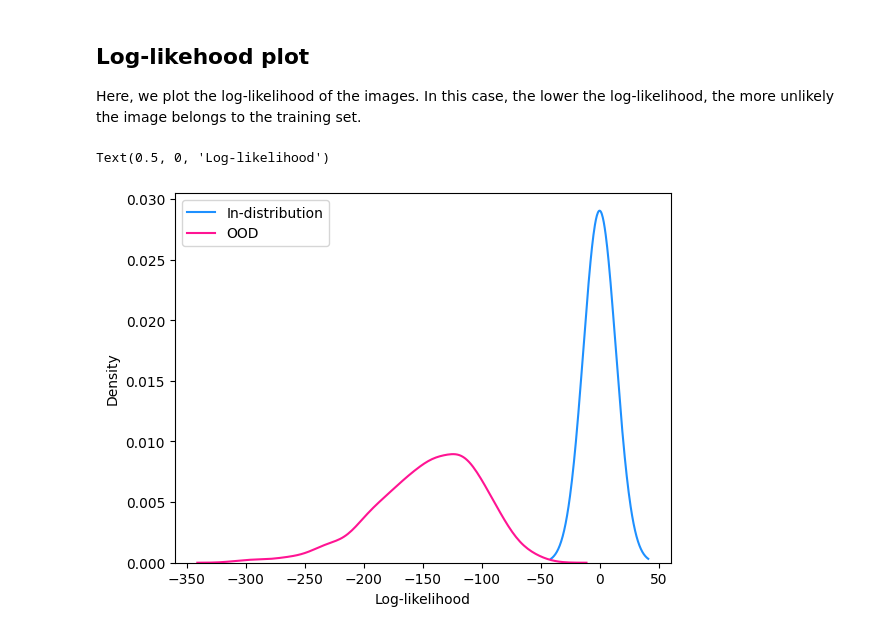
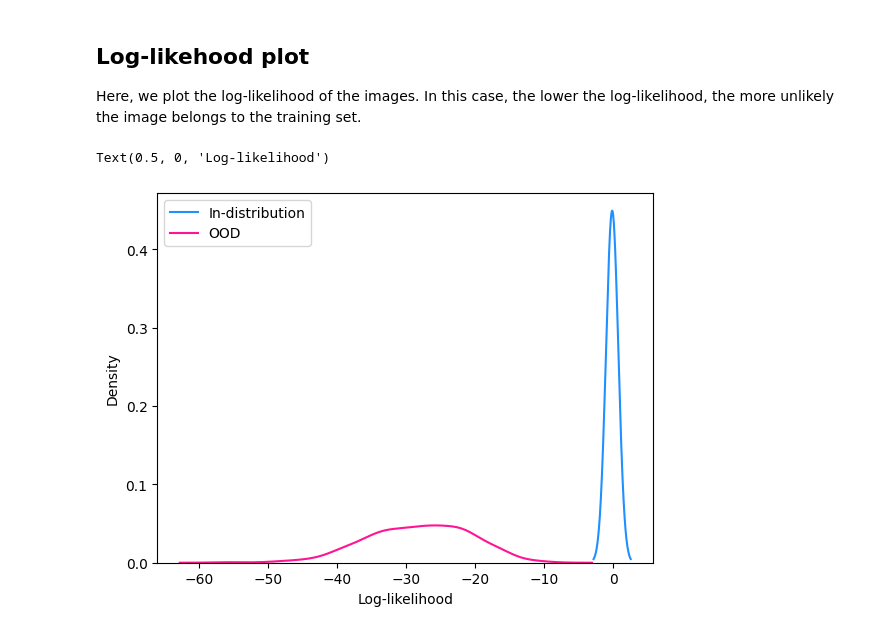
Before and after one commit to Project-MONAI/GenerativeModels, a Jupyter notebook: tutorials/generative/anomaly_detection/anomaly_detection_with_transformers.ipynb, the cells around one changed output. Saved outputs shown, nothing was run; the diff lists cells and outputs as text; code cells hidden in the pictures.

```diff
--- a/tutorials/generative/anomaly_detection/anomaly_detection_with_transformers.ipynb
+++ b/tutorials/generative/anomaly_detection/anomaly_detection_with_transformers.ipynb
@@ -124,8 +119,6 @@ for image_n in range(3):
 # %% [markdown]
 ### Download Validation Data
 # %%
-val_data = MedNISTDataset(root_dir=root_dir, section="validation", download=True, seed=0)
-val_datalist = [{"image": item["image"]} for item in val_data.data if item["class_name"] == "HeadCT"]
 val_transforms = transforms.Compose(
     [
         transforms.LoadImaged(keys=["image"]),
@@ -133,6 +126,6 @@ val_transforms = transforms.Compose(
         transforms.ScaleIntensityRanged(keys=["image"], a_min=0.0, a_max=255.0, b_min=0.0, b_max=1.0, clip=True),
     ]
 )
-val_ds = Dataset(data=val_datalist, transform=val_transforms)
-val_loader = DataLoader(val_ds, batch_size=256, shuffle=False, num_workers=4, persistent_workers=True)
+val_data = MedNISTDataset(root_dir=root_dir, section="validation", download=True, seed=0, transform=val_transforms)
+val_loader = DataLoader(val_data, batch_size=256, shuffle=False, num_workers=4, persistent_workers=True)
 # %% [output]
@@ -190,8 +183,8 @@ l1_loss = L1Loss()
 ### VQ-VAE Model training
 We will train our VQ-VAE for 50 epochs.
 # %%
-n_epochs = 75
-val_interval = 25
+n_epochs = 15
+val_interval = 5
 epoch_losses = []
 val_epoch_losses = []
 
@@ -282,10 +305,10 @@ ordering = Ordering(ordering_type=OrderingType.RASTER_SCAN.value, spatial_dims=2
 device = torch.device("cuda" if torch.cuda.is_available() else "cpu")
 
 transformer_model = DecoderOnlyTransformer(
-    num_tokens=16+1,
+    num_tokens=16 + 1,
     max_seq_len=spatial_shape[0] * spatial_shape[1],
     attn_layers_dim=256,
-    attn_layers_depth=20,
+    attn_layers_depth=16,
     attn_layers_heads=16,
 )
 transformer_model.to(device)
@@ -298,8 +321,8 @@ ce_loss = CrossEntropyLoss()
 ### Transformer Training
 We will train the Transformer for 100 epochs.
 # %%
-n_epochs = 300
-val_interval = 25
+n_epochs = 5
+val_interval = 2
 epoch_losses = []
 val_epoch_losses = []
 vqvae_model.eval()
@@ -315,7 +338,6 @@ for epoch in range(n_epochs):
         images = batch["image"].to(device)
 
         optimizer.zero_grad(set_to_none=True)
-
 
         logits, quantizations_target, _ = inferer(images, vqvae_model, transformer_model, ordering, return_latent=True)
         logits = logits.transpose(1, 2)
@@ -338,7 +360,9 @@ for epoch in range(n_epochs):
 
                 images = batch["image"].to(device)
 
-                logits, quantizations_target, _ = inferer(images, vqvae_model, transformer_model, ordering, return_latent=True)
+                logits, quantizations_target, _ = inferer(
+                    images, vqvae_model, transformer_model, ordering, return_latent=True
+                )
                 logits = logits.transpose(1, 2)
 
                 loss = ce_loss(logits, quantizations_target)
@@ -407,10 +434,10 @@ ood_likelihoods = np.concatenate(ood_likelihoods)
 
 Here, we plot the log-likelihood of the images. In this case, the lower the log-likelihood, the more unlikely the image belongs to the training set.
 # %%
-sns.kdeplot(in_likelihoods, color="dodgerblue", bw_adjust=1000000, label="In-distribution")
-sns.kdeplot(ood_likelihoods, color="deeppink", bw_adjust=1,label="OOD")
+sns.kdeplot(in_likelihoods, color="dodgerblue", bw_adjust=500, label="In-distribution")
+sns.kdeplot(ood_likelihoods, color="deeppink", bw_adjust=1, label="OOD")
 plt.legend()
 plt.xlabel("Log-likelihood")
 # %% [output]
 Text(0.5, 0, 'Log-likelihood')
-[figure, old version]
+[figure, new version]
```
Also changed, not shown: parts of 12 cells of this notebook, 1 other file.
